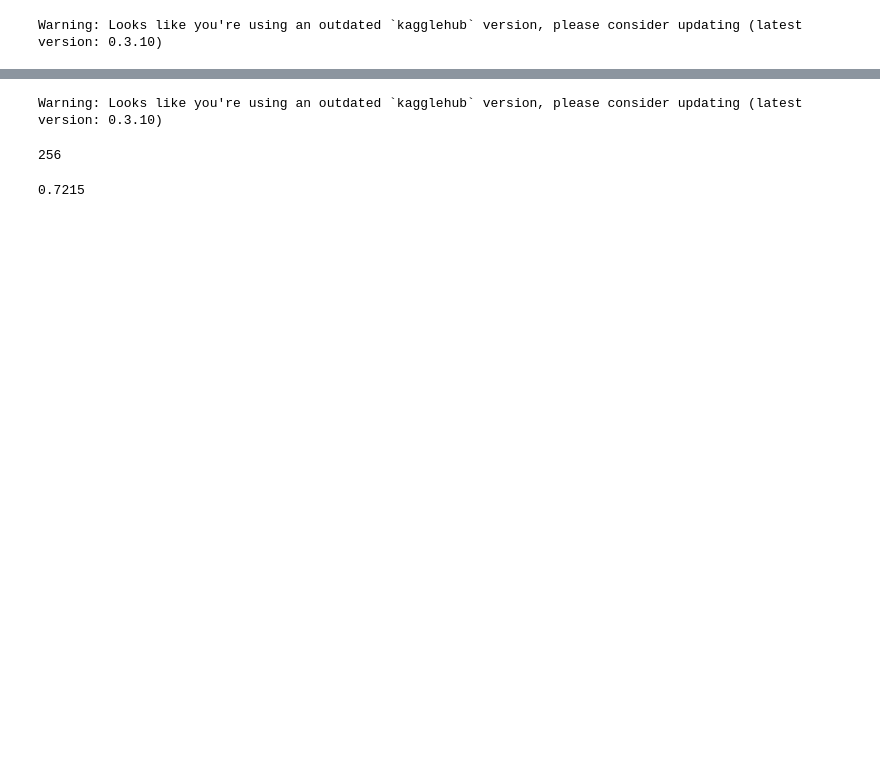
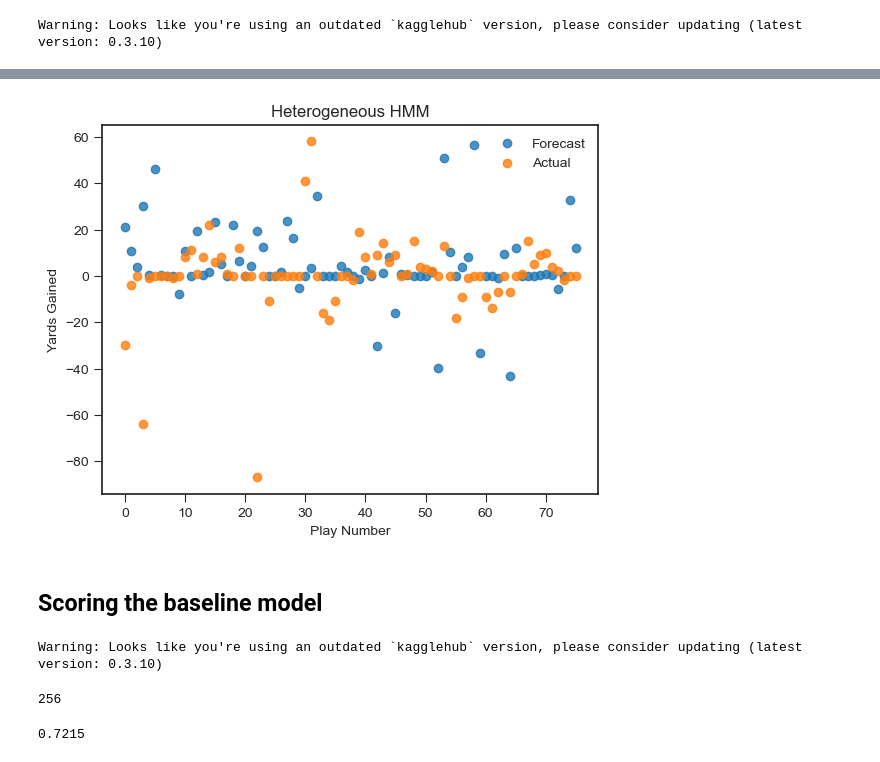
Before and after one commit to sabmel/vol3_final_project, a Jupyter notebook: Visualizations.ipynb, the cells around one changed output, grey strips where cells are left out. Saved outputs shown, nothing was run; the diff lists cells and outputs as text; code cells hidden in the pictures; blank space fills up the shorter version.

Commit message:
Added to Baseline test

```diff
--- a/Visualizations.ipynb
+++ b/Visualizations.ipynb
@@ -153,0 +129,2 @@ bm.score(bm.test_yards)
+# %%
+hm = HeterogeneousModel(7)
@@ -154,3 +135,11 @@ bm.score(bm.test_yards)
+# %%
+hm.fit()
+hm.forecast()
+hm.plot_forecast_yards()
+# %% [output]
+[figure, added]
+# %% [markdown]
+## Scoring the baseline model
 # %%
 x1=True
 x2=False
```
Also changed, not shown: parts of 11 cells of this notebook, 3 other files.
